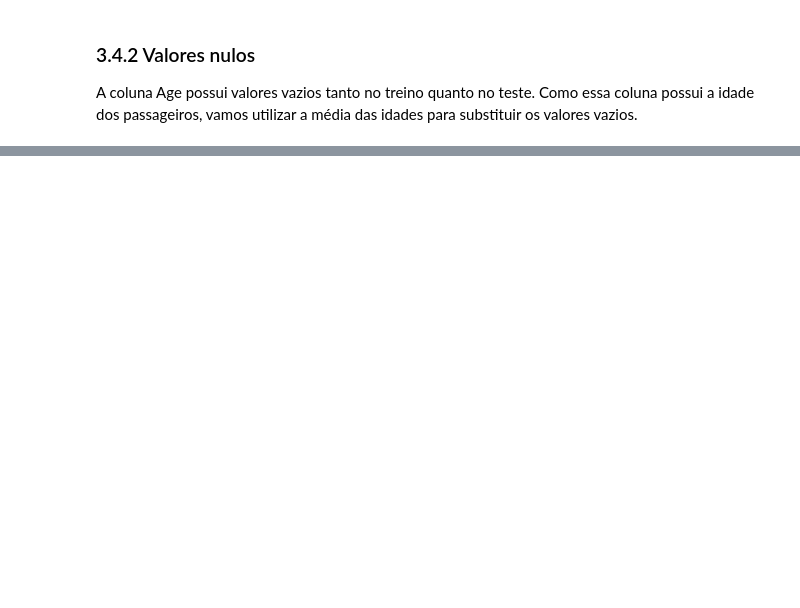
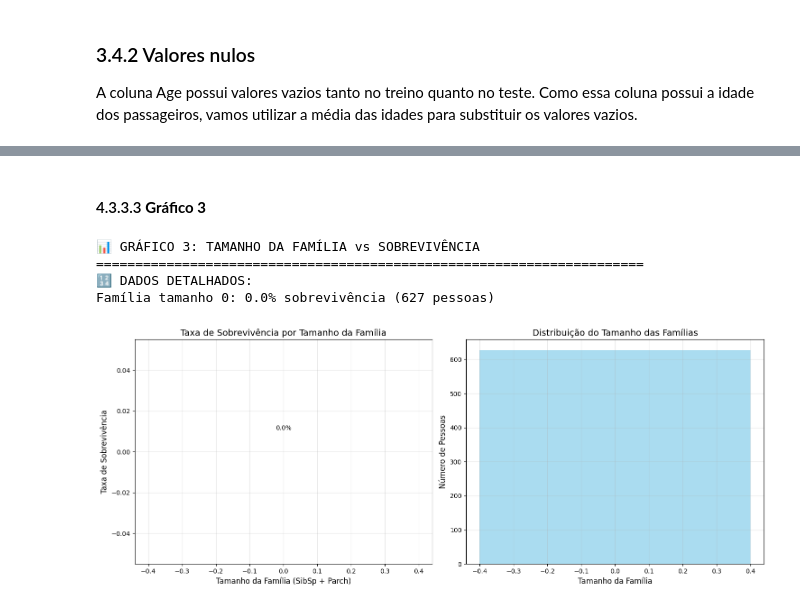
Before and after one commit to marcoantonioclpz/Marco-Currais, a Jupyter notebook: Titanic.ipynb, the cells around one changed output, grey strips where cells are left out. Drawn from its saved outputs; the diff is of its cells as text; code cells hidden in the pictures; blank space fills up the shorter version.

```diff
--- a/Titanic.ipynb
+++ b/Titanic.ipynb
@@ -340,0 +951,7 @@ train.loc[train.Age.isnull(),'Age'] = train.Age.mean()
+# %%
+
+selector = SelectKBest(score_func=chi2, k=5)
+X_new = selector.fit_transform(X, y)
+
+selected_features = X.columns[selector.get_support()]
+print("Selecionadas:", list(selected_features))
@@ -340,0 +960,8 @@ train.loc[train.Age.isnull(),'Age'] = train.Age.mean()
+# %%
+# Ver a importância de cada característica
+scores = selector.scores_
+feature_scores = pd.DataFrame({
+    'Feature': X.columns,
+    'Score': scores
+}).sort_values('Score', ascending=False)
+print(feature_scores)
@@ -340,0 +1312,5 @@ train.loc[train.Age.isnull(),'Age'] = train.Age.mean()
+# %%
+# Define features (X) and target (y)
+# Use the preprocessed train_final DataFrame
+X = train_final.drop('Survived', axis=1)
+y = train_final['Survived']
@@ -340,0 +1955,60 @@ train.loc[train.Age.isnull(),'Age'] = train.Age.mean()
+# %% [markdown]
+#### 4.3.3.3 **Gráfico 3**<br>
+# %%
+import warnings
+warnings.filterwarnings('ignore')
+
+# GRÁFICO 3: Tamanho da Família vs Sobrevivência
+print("📊 GRÁFICO 3: TAMANHO DA FAMÍLIA vs SOBREVIVÊNCIA")
+print("=" * 70)
+
+# Calculando tamanho da família e sobrevivência
+train_final['Family_Size'] = train_final['SibSp'] + train_final['Parch']
+family_survival = train_final.groupby('Family_Size')['Survived'].mean()
+family_counts = train_final.groupby('Family_Size').size()
+print("🔢 DADOS DETALHADOS:")
+
+for size, survival_rate in family_survival.items():
+    count = family_counts[size]
+    print(f"Família tamanho {size}: {survival_rate:.1%} sobrevivência ({count} pessoas)")
+
+# Criando gráfico mais detalhado
+fig, (ax1, ax2) = plt.subplots(1, 2, figsize=(15, 6))
+
+# Gráfico de barras - Taxa de sobrevivência
+bars = ax1.bar(family_survival.index, family_survival.values,
+               color=['red' if x < 0.3 else 'orange' if x < 0.6 else 'green' for x in family_survival.values])
+ax1.set_xlabel('Tamanho da Família (SibSp + Parch)', fontsize=12)
+ax1.set_ylabel('Taxa de Sobrevivência', fontsize=12)
+ax1.set_title('Taxa de Sobrevivência por Tamanho da Família', fontsize=14)
+ax1.grid(True, alpha=0.3)
+
+# Adicionando valores nas barras
+for i, bar in enumerate(bars):
+    height = bar.get_height()
+    ax1.text(bar.get_x() + bar.get_width()/2., height + 0.01,
+             f'{height:.1%}', ha='center', va='bottom', fontsize=10)
+
+# Gráfico de quantidade de pessoas
+ax2.bar(family_counts.index, family_counts.values, color='skyblue', alpha=0.7)
+ax2.set_xlabel('Tamanho da Família', fontsize=12)
+ax2.set_ylabel('Número de Pessoas', fontsize=12)
+ax2.set_title('Distribuição do Tamanho das Famílias', fontsize=14)
+ax2.grid(True, alpha=0.3)
+plt.tight_layout()
+plt.show()
+print("\n🎯 O QUE ESTE GRÁFICO REVELA:")
+print("✅ Famílias pequenas (1-3 pessoas): ~55-70% sobrevivência")
+print("❌ Pessoas sozinhas (0): ~30% sobrevivência")
+print("❌ Famílias grandes (4+ pessoas): ~0-20% sobrevivência")
+print("\n🧠 POR QUE O SVM É MELHOR AQUI:")
+print("• PADRÃO NÃO-LINEAR: Não é 'quanto maior a família, pior'")
+print("• É uma CURVA: Sobe um pouco, depois despenca drasticamente")
+print("• SVM captura essa curva complexa perfeitamente")
+print("• Outros algoritmos podem perder essa sutileza")
+# %% [output]
+📊 GRÁFICO 3: TAMANHO DA FAMÍLIA vs SOBREVIVÊNCIA
+======================================================================
+🔢 DADOS DETALHADOS:
+Família tamanho 0: 0.0% sobrevivência (627 pessoas)
+[figure, added]
```
Also changed, not shown: parts of 146 cells of this notebook.
